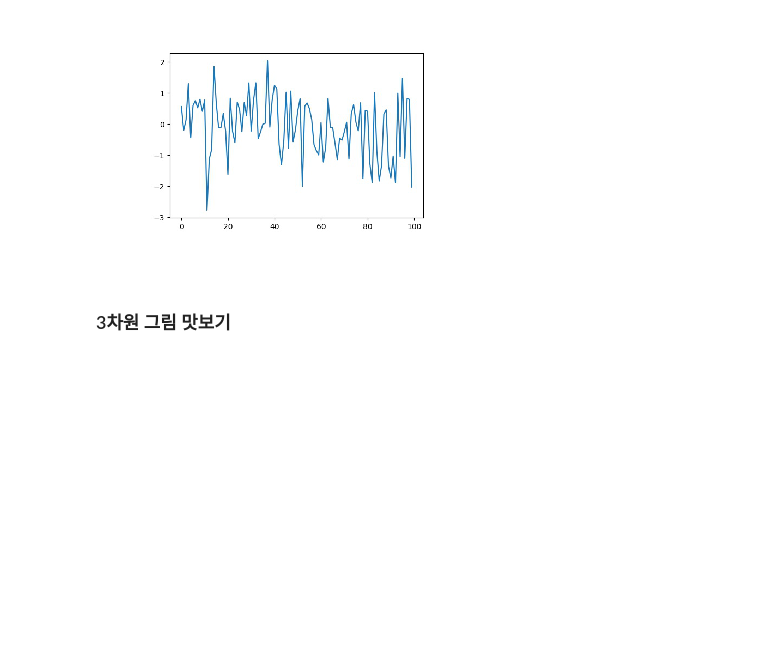
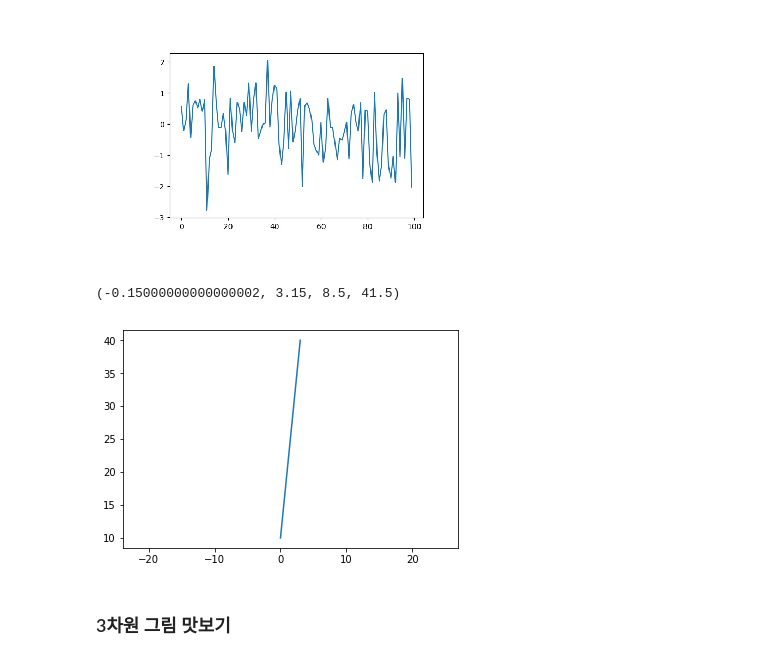
Before and after one commit to gubosd/lecture11, a Jupyter notebook: 파이썬고급/03_matplotlib_01.ipynb, the cells around one changed output. Saved outputs shown, nothing was run; the diff lists cells and outputs as text; code cells hidden in the pictures; blank space fills up the shorter version.

```diff
--- a/파이썬고급/03_matplotlib_01.ipynb
+++ b/파이썬고급/03_matplotlib_01.ipynb
@@ -985,6 +987,12 @@ plt.axis('off')
 # %% [output]
 (-0.5, 599.5, 399.5, -0.5)
 [figure]
+# %%
+plt.plot([10,20,30,40])
+plt.axis('equal')
+# %% [output]
+(-0.15000000000000002, 3.15, 8.5, 41.5)
+[figure, added]
 # %% [markdown]
 ### 3차원 그림 맛보기
 # %%
```
Also changed, not shown: parts of 8 cells of this notebook, 1 other file.
